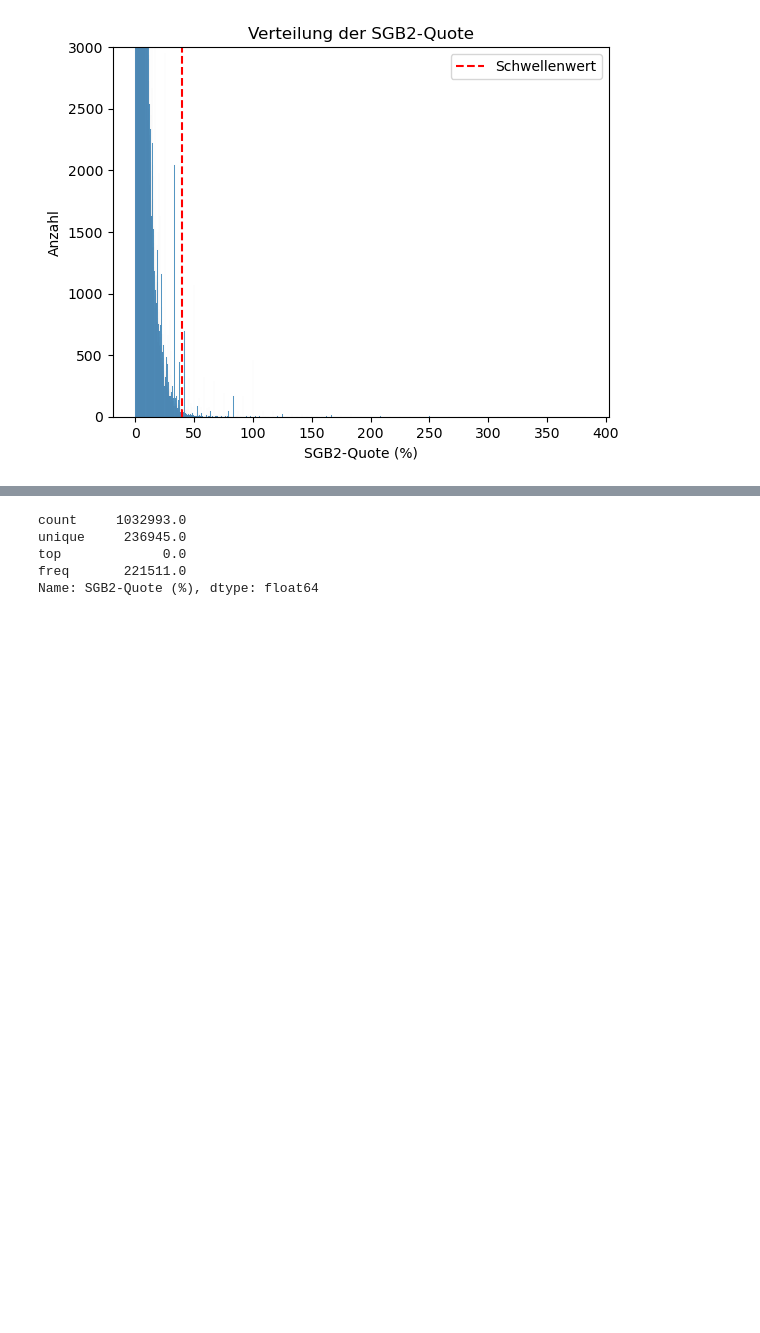
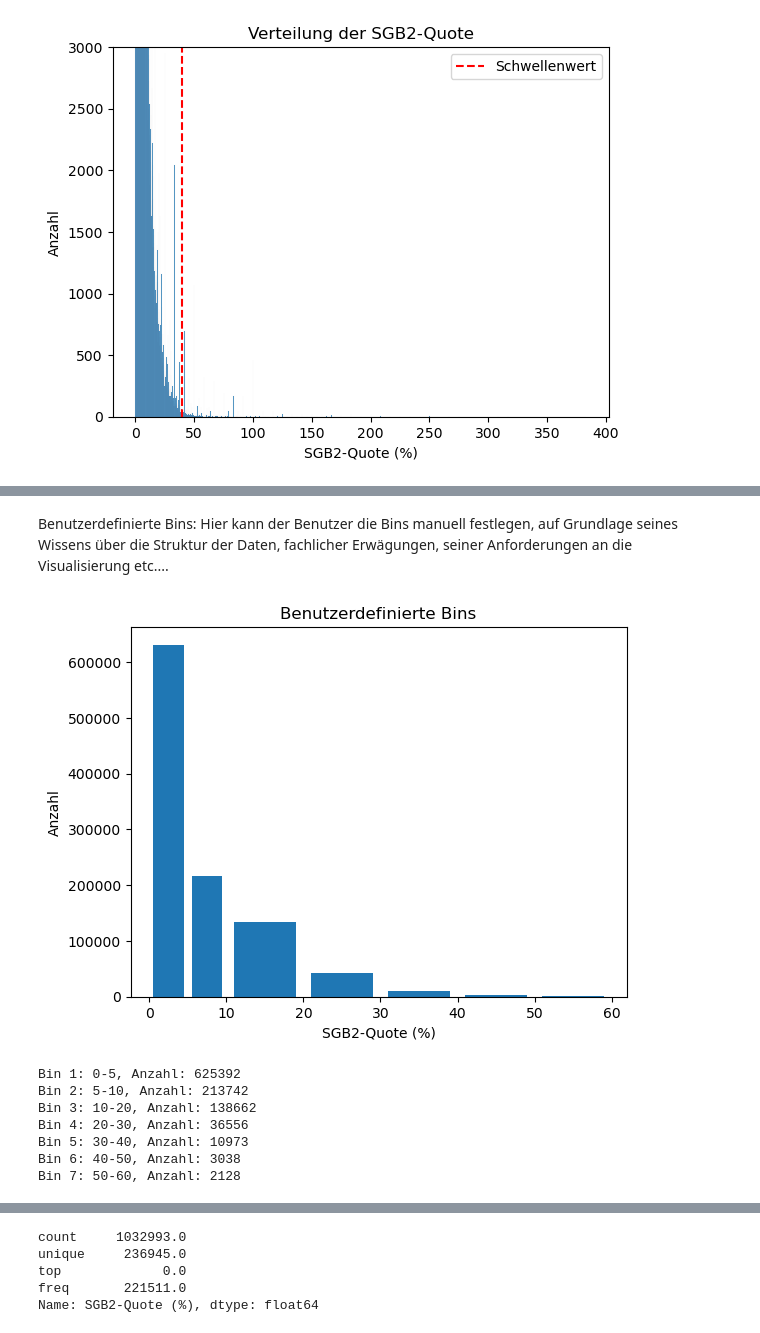
Before and after one commit to tobias-vetterle/mikrokosmos, a Jupyter notebook: aufbereitung_mikrokosmos.ipynb, the cells around one changed output, grey strips where cells are left out. Saved outputs shown, nothing was run; the diff lists cells and outputs as text; code cells hidden in the pictures; blank space fills up the shorter version.

```diff
--- a/aufbereitung_mikrokosmos.ipynb
+++ b/aufbereitung_mikrokosmos.ipynb
@@ -623 +717,30 @@ plt.show()
+# %% [markdown]
+Benutzerdefinierte Bins:  Hier kann der Benutzer die Bins manuell festlegen, auf Grundlage seines Wissens über die Struktur der Daten, fachlicher Erwägungen, seiner Anforderungen an die Visualisierung etc....
+# %%
+import matplotlib.pyplot as plt
+
+# Benutzerdefinierte Bins festlegen
+custom_bins = [0, 5, 10, 20, 30, 40, 50, 60]
+
+# Histogramm erstellen
+plt.hist(stacked_lb_bev['SGB2-Quote (%)'], bins=custom_bins, rwidth=0.8)
+plt.xlabel('SGB2-Quote (%)')
+plt.ylabel('Anzahl')
+plt.title('Benutzerdefinierte Bins')
+plt.show()
+
+# Bins und Anzahl der Werte ausgeben
+for i in range(len(custom_bins)-1):
+    bin_range = f'{custom_bins[i]}-{custom_bins[i+1]}'
+    count = ((stacked_lb_bev['SGB2-Quote (%)'] >= custom_bins[i]) & (stacked_lb_bev['SGB2-Quote (%)'] < custom_bins[i+1])).sum()
+    print(f'Bin {i+1}: {bin_range}, Anzahl: {count}')
+# %% [output]
+[figure, added]
+Bin 1: 0-5, Anzahl: 625392
+Bin 2: 5-10, Anzahl: 213742
+Bin 3: 10-20, Anzahl: 138662
+Bin 4: 20-30, Anzahl: 36556
+Bin 5: 30-40, Anzahl: 10973
+Bin 6: 40-50, Anzahl: 3038
+Bin 7: 50-60, Anzahl: 2128
 # %% [markdown]
```
Also changed, not shown: parts of 9 cells of this notebook.
